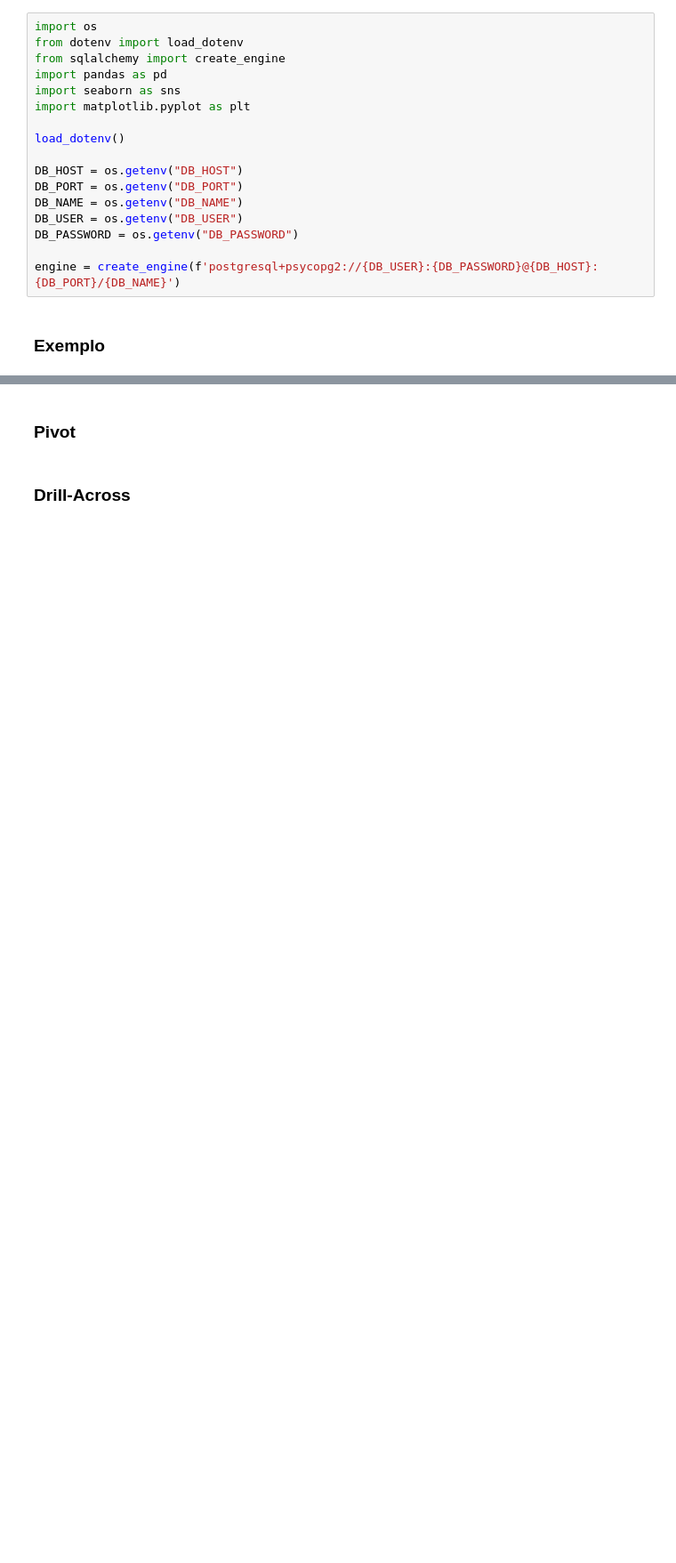
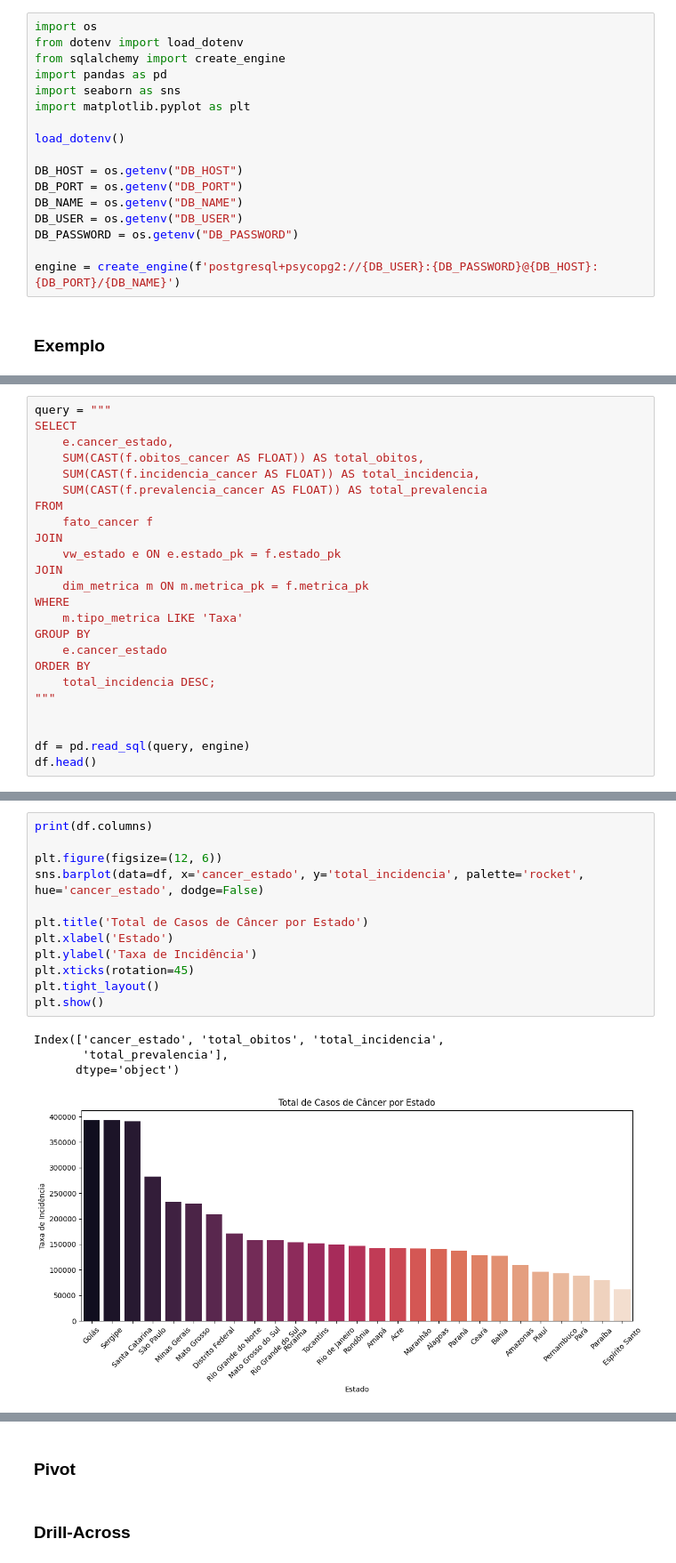
Before and after one commit to rodrigorcz/cancer-climate-dw, a Jupyter notebook: consultas.ipynb, the cells around one changed output, grey strips where cells are left out. Shown at 89% size. Saved outputs shown, nothing was run; the diff lists cells and outputs as text; blank space fills up the shorter version.

```diff
--- a/consultas.ipynb
+++ b/consultas.ipynb
@@ -108,0 +168,24 @@ Passing `palette` without assigning `hue` is deprecated and will be removed in v
+# %%
+query = """
+SELECT
+    e.cancer_estado,
+    SUM(CAST(f.obitos_cancer AS FLOAT)) AS total_obitos,
+    SUM(CAST(f.incidencia_cancer AS FLOAT)) AS total_incidencia,
+    SUM(CAST(f.prevalencia_cancer AS FLOAT)) AS total_prevalencia
+FROM
+    fato_cancer f
+JOIN
+    vw_estado e ON e.estado_pk = f.estado_pk
+JOIN
+    dim_metrica m ON m.metrica_pk = f.metrica_pk
+WHERE
+    m.tipo_metrica LIKE 'Taxa'
+GROUP BY
+    e.cancer_estado
+ORDER BY
+    total_incidencia DESC;
+"""
+
+
+df = pd.read_sql(query, engine)
+df.head()
@@ -108,0 +199,17 @@ Passing `palette` without assigning `hue` is deprecated and will be removed in v
+# %%
+print(df.columns)
+
+plt.figure(figsize=(12, 6))
+sns.barplot(data=df, x='cancer_estado', y='total_incidencia', palette='rocket', hue='cancer_estado', dodge=False)
+
+plt.title('Total de Casos de Câncer por Estado')
+plt.xlabel('Estado')
+plt.ylabel('Taxa de Incidência')
+plt.xticks(rotation=45)
+plt.tight_layout()
+plt.show()
+# %% [output]
+Index(['cancer_estado', 'total_obitos', 'total_incidencia',
+       'total_prevalencia'],
+      dtype='object')
+[figure, added]
```
Also changed, not shown: parts of 20 cells of this notebook, 1 other file.
